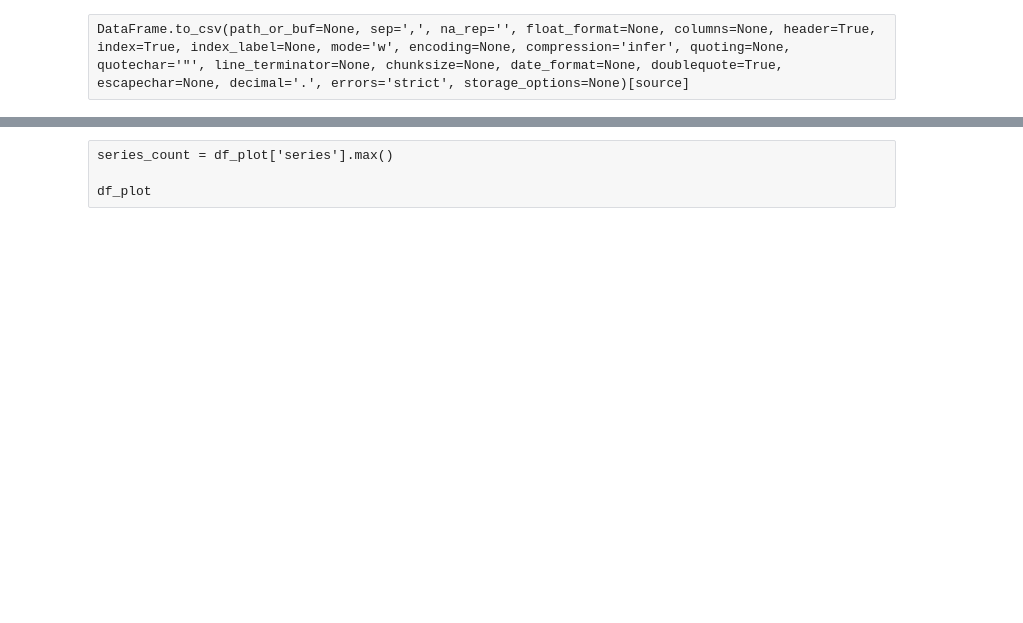
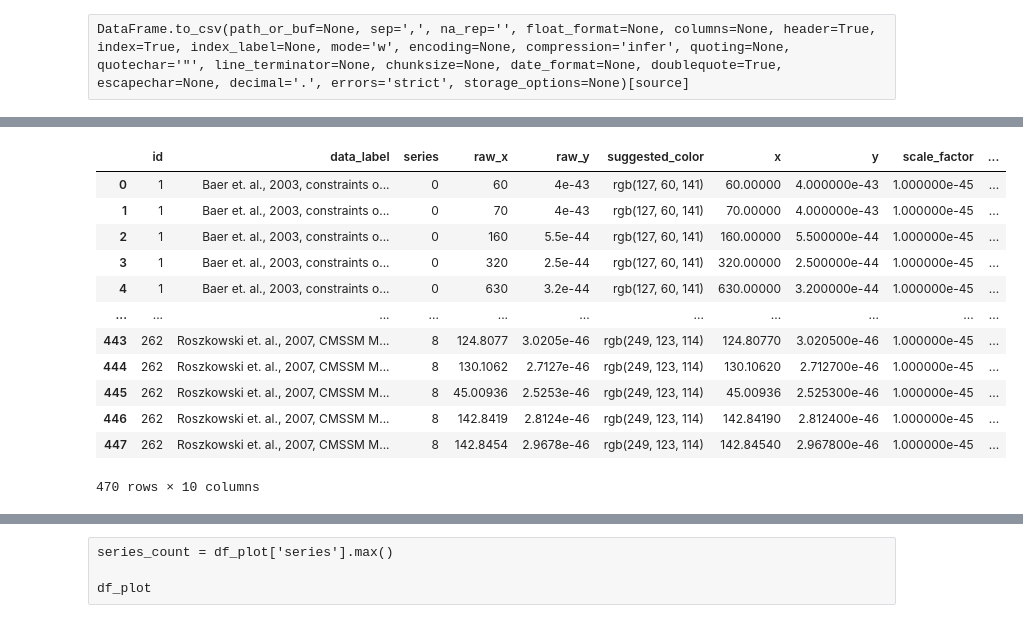
Before and after one commit to dmto0l2022/dmtoolcode1, a Jupyter notebook: Charts/MultiplePlot.ipynb, the cells around one changed output, grey strips where cells are left out. Cells and saved outputs as stored; diff of their text form; code cells hidden in the pictures; blank space fills up the shorter version.

```diff
--- a/Charts/MultiplePlot.ipynb
+++ b/Charts/MultiplePlot.ipynb
@@ -77,7 +77,9 @@ experiments_df
 | 62 | XENONnT | XENONnT |
 63 rows × 2 columns
 # %%
-multiresult_df = limits_df[limits_df['id']==262]
+result_ids = [1,262]
 
-multiresult_df
+multiresult_df = limits_df[limits_df['id'].isin(result_ids)]
+
+multiresult_df.columns
 # %% [output]
@@ -156,36 +214,38 @@ def datastring2dataframe(data_values_in):
 # %%
 data_df = multiresult_df
 
 lol = []
+df_experiment_all=pd.DataFrame()
 for index, row in data_df.iterrows():
-    #print(row['id'], row['data_values'])
-
-    data_string = row[['data_values']].iloc[0]
-    data_string = data_string.replace("{[", "")
-    data_string = data_string.replace("]}", "")
-    #print(data_string)
-    data_series = data_string.split("]")
-    #print(len(data_series))
-    for l in range(0,len(data_series)):
-        next_colour = next(palette)
-        single_set = data_series[l]
-        set_list = single_set.split(";")
-        for i in set_list:
-            z = i.split(" ");
-            new_x = z[0].replace(",[", "")
-            try:
-                appendthis = [row['id'],l,new_x,z[1],next_colour]
-            except:
-                appendthis = [row['id'],l,0,0]
-            lol.append(appendthis)
-    #lol
-df_experiment = pd.DataFrame(data=lol,columns=['experiment','series','raw_x','raw_y','series_color'])
-
-unit = "zb" # this will probably be provided by the user via a drop-down menu
-scale_factor = get_scale_factor(unit)
+    df_experiment_one =  datastring2dataframe(row)
+    if df_experiment_all.empty:
+        df_experiment_all = df_experiment_one
+    else:
+        df_experiment_all = pd.concat([df_experiment_all, df_experiment_one])
 
 
-df_experiment['x'] = df_experiment['raw_x'].astype(str).astype(dtype = float, errors = 'ignore')
+df_experiment_all
+#pd.DataFrame(data=lol,columns=['experiment','series','raw_x','raw_y','series_color'])
+
+#unit = "zb" # this will probably be provided by the user via a drop-down menu
+#scale_factor = get_scale_factor(unit)
+
+
+#df_experiment['x'] = df_experiment['raw_x'].astype(str).astype(dtype = float, errors = 'ignore')
 
 # add scale_factor here
-df_experiment['y'] = df_experiment['raw_y'].astype(str).astype(dtype = float, errors = 'ignore')/scale_factor
+#df_experiment['y'] = df_experiment['raw_y'].astype(str).astype(dtype = float, errors = 'ignore')/scale_factor
+# %% [output]
+|  | id | data_label | series | raw_x | raw_y | suggested_color | x | y | scale_factor | ... |
+| 0 | 1 | Baer et. al., 2003, constraints o... | 0 | 60 | 4e-43 | rgb(127, 60, 141) | 60.00000 | 4.000000e-43 | 1.000000e-45 | ... |
+| 1 | 1 | Baer et. al., 2003, constraints o... | 0 | 70 | 4e-43 | rgb(127, 60, 141) | 70.00000 | 4.000000e-43 | 1.000000e-45 | ... |
+| 2 | 1 | Baer et. al., 2003, constraints o... | 0 | 160 | 5.5e-44 | rgb(127, 60, 141) | 160.00000 | 5.500000e-44 | 1.000000e-45 | ... |
+| 3 | 1 | Baer et. al., 2003, constraints o... | 0 | 320 | 2.5e-44 | rgb(127, 60, 141) | 320.00000 | 2.500000e-44 | 1.000000e-45 | ... |
+| 4 | 1 | Baer et. al., 2003, constraints o... | 0 | 630 | 3.2e-44 | rgb(127, 60, 141) | 630.00000 | 3.200000e-44 | 1.000000e-45 | ... |
+| ... | ... | ... | ... | ... | ... | ... | ... | ... | ... | ... |
+| 443 | 262 | Roszkowski et. al., 2007, CMSSM M... | 8 | 124.8077 | 3.0205e-46 | rgb(249, 123, 114) | 124.80770 | 3.020500e-46 | 1.000000e-45 | ... |
+| 444 | 262 | Roszkowski et. al., 2007, CMSSM M... | 8 | 130.1062 | 2.7127e-46 | rgb(249, 123, 114) | 130.10620 | 2.712700e-46 | 1.000000e-45 | ... |
+| 445 | 262 | Roszkowski et. al., 2007, CMSSM M... | 8 | 45.00936 | 2.5253e-46 | rgb(249, 123, 114) | 45.00936 | 2.525300e-46 | 1.000000e-45 | ... |
+| 446 | 262 | Roszkowski et. al., 2007, CMSSM M... | 8 | 142.8419 | 2.8124e-46 | rgb(249, 123, 114) | 142.84190 | 2.812400e-46 | 1.000000e-45 | ... |
+| 447 | 262 | Roszkowski et. al., 2007, CMSSM M... | 8 | 142.8454 | 2.9678e-46 | rgb(249, 123, 114) | 142.84540 | 2.967800e-46 | 1.000000e-45 | ... |
+470 rows × 10 columns
```
Also changed, not shown: parts of 39 cells of this notebook.
